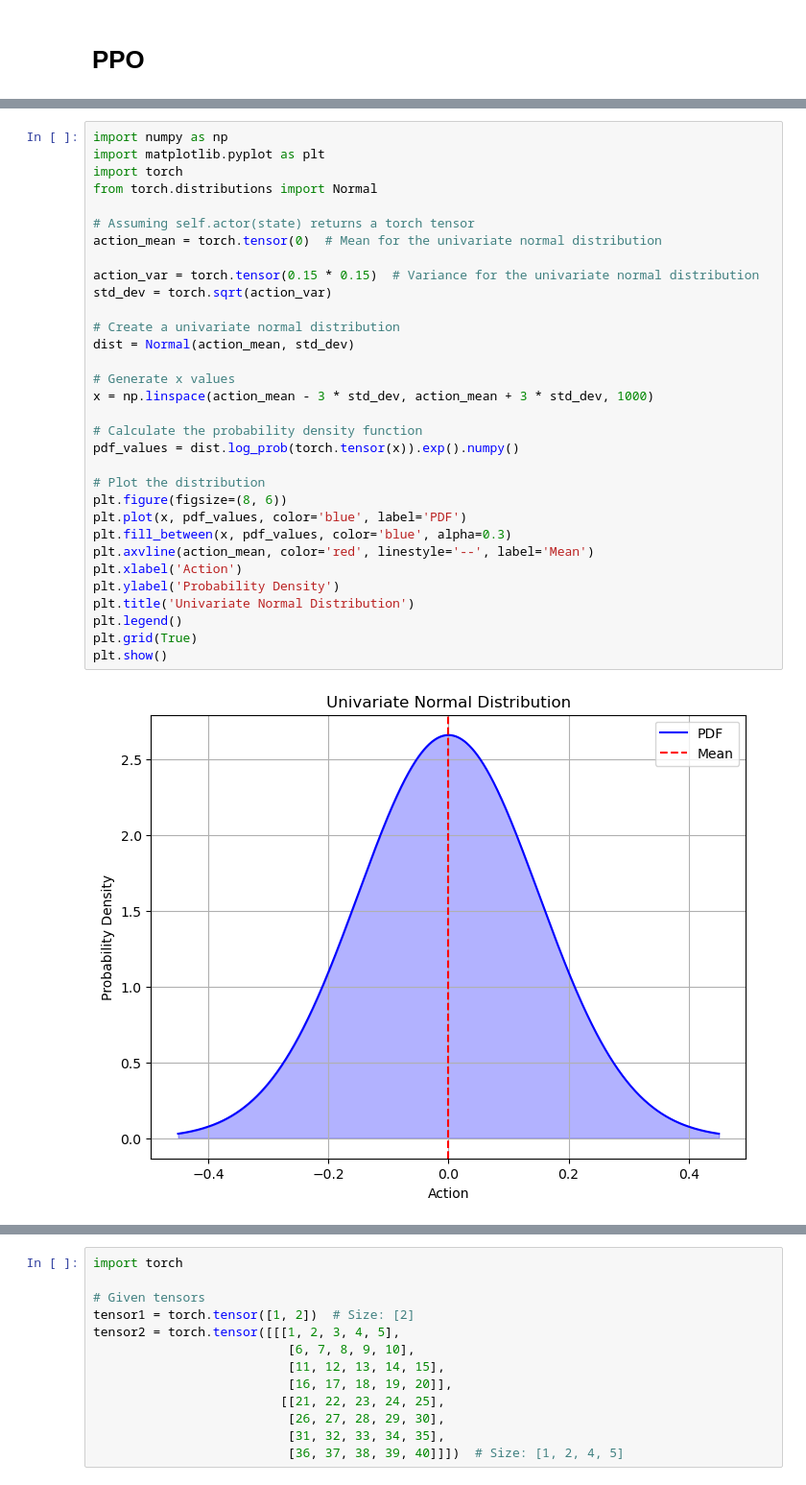
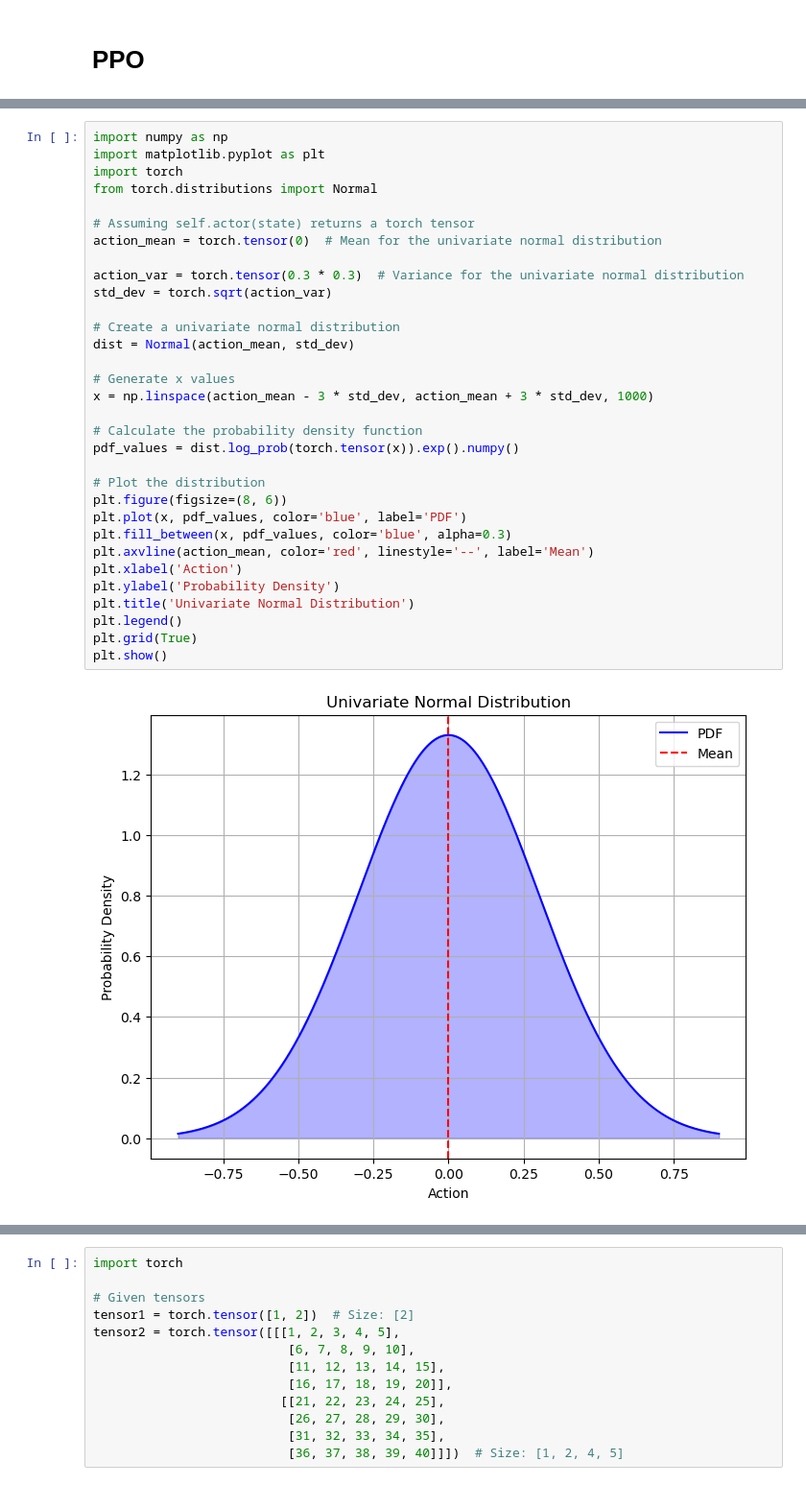
Before and after one commit to ciceklab/beacon-defense-strategies, a Jupyter notebook: main.ipynb, the cells around one changed output, grey strips where cells are left out. Shown at 96% size. Saved outputs shown, nothing was run; the diff lists cells and outputs as text.

```diff
--- a/main.ipynb
+++ b/main.ipynb
@@ -138,35 +138,35 @@ import numpy as np
 import matplotlib.pyplot as plt
 import torch
 from torch.distributions import Normal
 
 # Assuming self.actor(state) returns a torch tensor
 action_mean = torch.tensor(0)  # Mean for the univariate normal distribution
 
-action_var = torch.tensor(0.15 * 0.15)  # Variance for the univariate normal distribution
+action_var = torch.tensor(0.3 * 0.3)  # Variance for the univariate normal distribution
 std_dev = torch.sqrt(action_var)
 
 # Create a univariate normal distribution
 dist = Normal(action_mean, std_dev)
 
 # Generate x values
 x = np.linspace(action_mean - 3 * std_dev, action_mean + 3 * std_dev, 1000)
 
 # Calculate the probability density function
 pdf_values = dist.log_prob(torch.tensor(x)).exp().numpy()
 
 # Plot the distribution
 plt.figure(figsize=(8, 6))
 plt.plot(x, pdf_values, color='blue', label='PDF')
 plt.fill_between(x, pdf_values, color='blue', alpha=0.3)
 plt.axvline(action_mean, color='red', linestyle='--', label='Mean')
 plt.xlabel('Action')
 plt.ylabel('Probability Density')
 plt.title('Univariate Normal Distribution')
 plt.legend()
 plt.grid(True)
 plt.show()
 # %% [output]
-[figure, old version]
+[figure, new version]
 # %%
 %load_ext autoreload
 %autoreload 2
```
Also changed, not shown: parts of 6 cells of this notebook, 3 other files.
